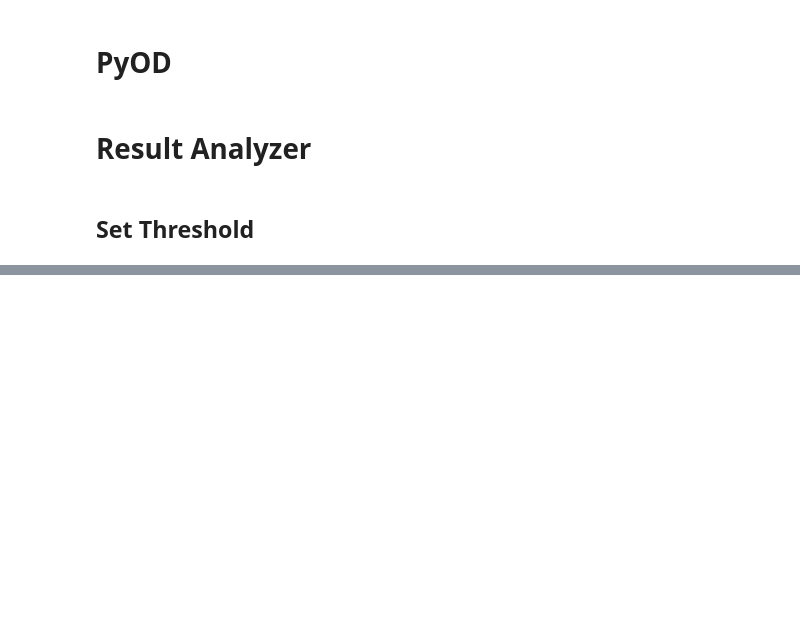
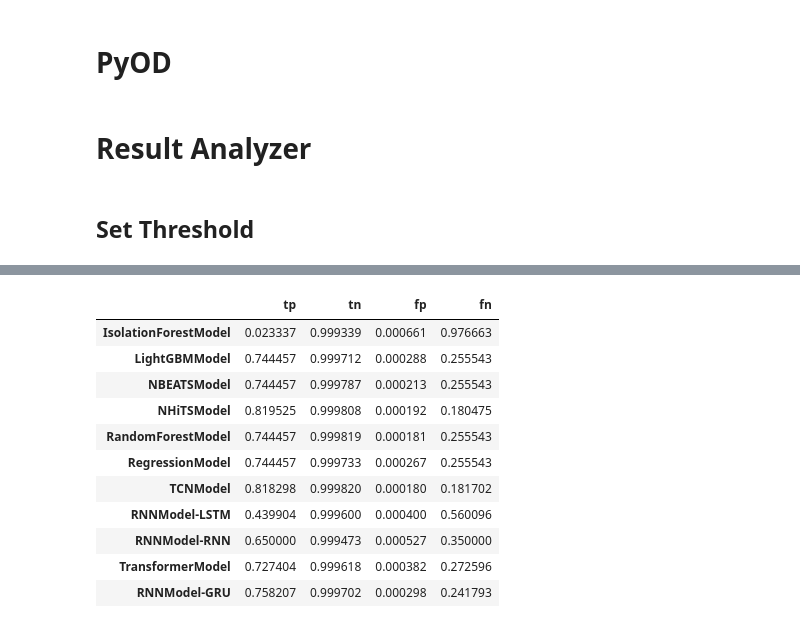
Before and after one commit to georgian-io/pyoats, a Jupyter notebook: scratch.ipynb, the cells around one changed output, grey strips where cells are left out. Cells and saved outputs as stored; diff of their text form; code cells hidden in the pictures; blank space fills up the shorter version.

```diff
--- a/scratch.ipynb
+++ b/scratch.ipynb
@@ -446,0 +493,20 @@ for idx, anoms in enumerate(anomaly_indices):
+# %%
+pct = scores.copy()
+pct['tp'] = scores['tp'] / (scores['fn'] + scores['tp'])
+pct['tn'] = scores['tn'] / (scores['tn'] + scores['fp'])
+pct['fp'] = scores['fp'] / (scores['fp'] + scores['tn'])
+pct['fn'] = scores['fn'] / (scores['fn'] + scores['tp'])
+pct
+# %% [output]
+|  | tp | tn | fp | fn |
+| IsolationForestModel | 0.023337 | 0.999339 | 0.000661 | 0.976663 |
+| LightGBMModel | 0.744457 | 0.999712 | 0.000288 | 0.255543 |
+| NBEATSModel | 0.744457 | 0.999787 | 0.000213 | 0.255543 |
+| NHiTSModel | 0.819525 | 0.999808 | 0.000192 | 0.180475 |
+| RandomForestModel | 0.744457 | 0.999819 | 0.000181 | 0.255543 |
+| RegressionModel | 0.744457 | 0.999733 | 0.000267 | 0.255543 |
+| TCNModel | 0.818298 | 0.999820 | 0.000180 | 0.181702 |
+| RNNModel-LSTM | 0.439904 | 0.999600 | 0.000400 | 0.560096 |
+| RNNModel-RNN | 0.650000 | 0.999473 | 0.000527 | 0.350000 |
+| TransformerModel | 0.727404 | 0.999618 | 0.000382 | 0.272596 |
+| RNNModel-GRU | 0.758207 | 0.999702 | 0.000298 | 0.241793 |
```
Also changed, not shown: parts of 19 cells of this notebook.
